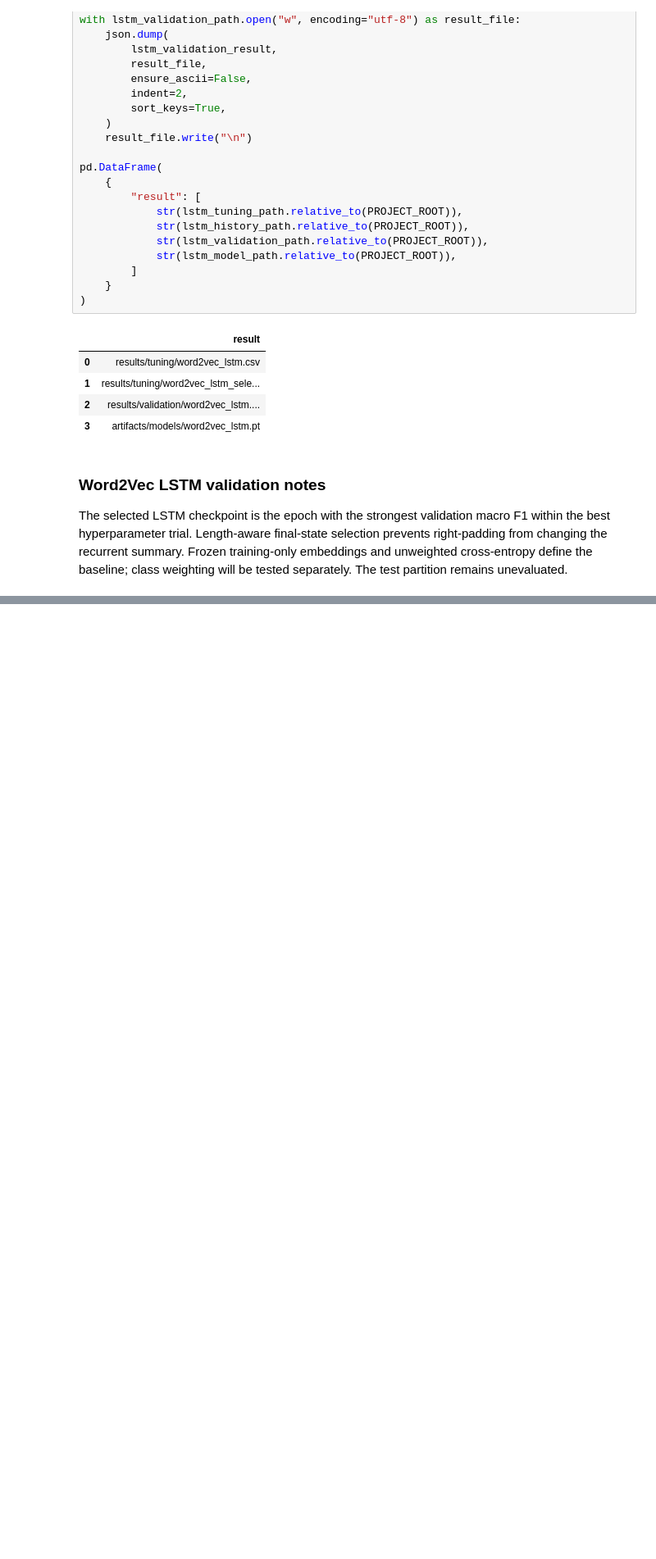
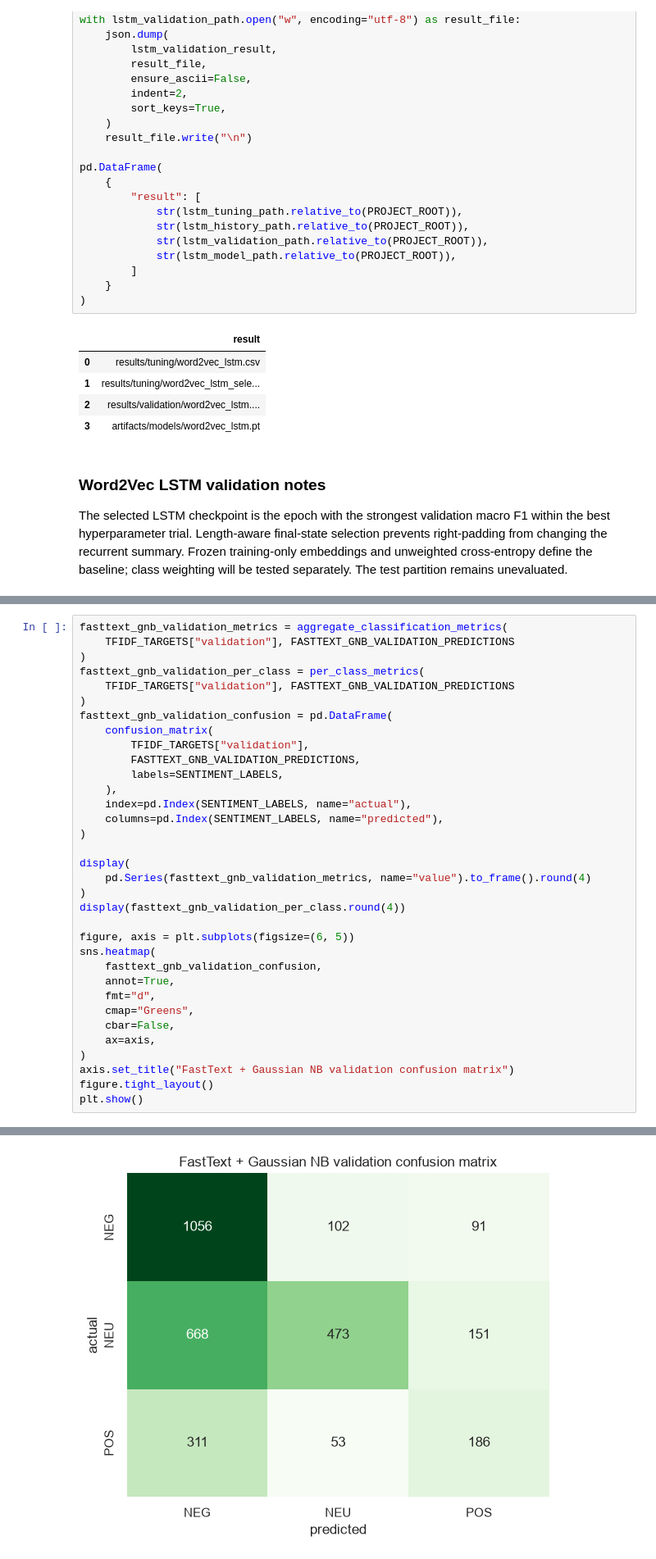
Before and after one commit to iAboud98/arabic-sentiment-analysis, a Jupyter notebook: notebooks/arabic_sentiment_analysis.ipynb, the cells around one changed output, grey strips where cells are left out. Shown at 82% size. Cells and saved outputs as stored; diff of their text form; blank space fills up the shorter version.

Commit message:
tune FastText Gaussian Naive Bayes

```diff
--- a/notebooks/arabic_sentiment_analysis.ipynb
+++ b/notebooks/arabic_sentiment_analysis.ipynb
@@ -3482,0 +3546,35 @@ The selected LSTM checkpoint is the epoch with the strongest validation macro F1
+# %%
+fasttext_gnb_validation_metrics = aggregate_classification_metrics(
+    TFIDF_TARGETS["validation"], FASTTEXT_GNB_VALIDATION_PREDICTIONS
+)
+fasttext_gnb_validation_per_class = per_class_metrics(
+    TFIDF_TARGETS["validation"], FASTTEXT_GNB_VALIDATION_PREDICTIONS
+)
+fasttext_gnb_validation_confusion = pd.DataFrame(
+    confusion_matrix(
+        TFIDF_TARGETS["validation"],
+        FASTTEXT_GNB_VALIDATION_PREDICTIONS,
+        labels=SENTIMENT_LABELS,
+    ),
+    index=pd.Index(SENTIMENT_LABELS, name="actual"),
+    columns=pd.Index(SENTIMENT_LABELS, name="predicted"),
+)
+
+display(
+    pd.Series(fasttext_gnb_validation_metrics, name="value").to_frame().round(4)
+)
+display(fasttext_gnb_validation_per_class.round(4))
+
+figure, axis = plt.subplots(figsize=(6, 5))
+sns.heatmap(
+    fasttext_gnb_validation_confusion,
+    annot=True,
+    fmt="d",
+    cmap="Greens",
+    cbar=False,
+    ax=axis,
+)
+axis.set_title("FastText + Gaussian NB validation confusion matrix")
+figure.tight_layout()
+plt.show()
+# %% [output]
@@ -3482,0 +3594 @@ The selected LSTM checkpoint is the epoch with the strongest validation macro F1
+[figure, added]
```
Also changed, not shown: parts of 5 cells of this notebook, 2 other files.
